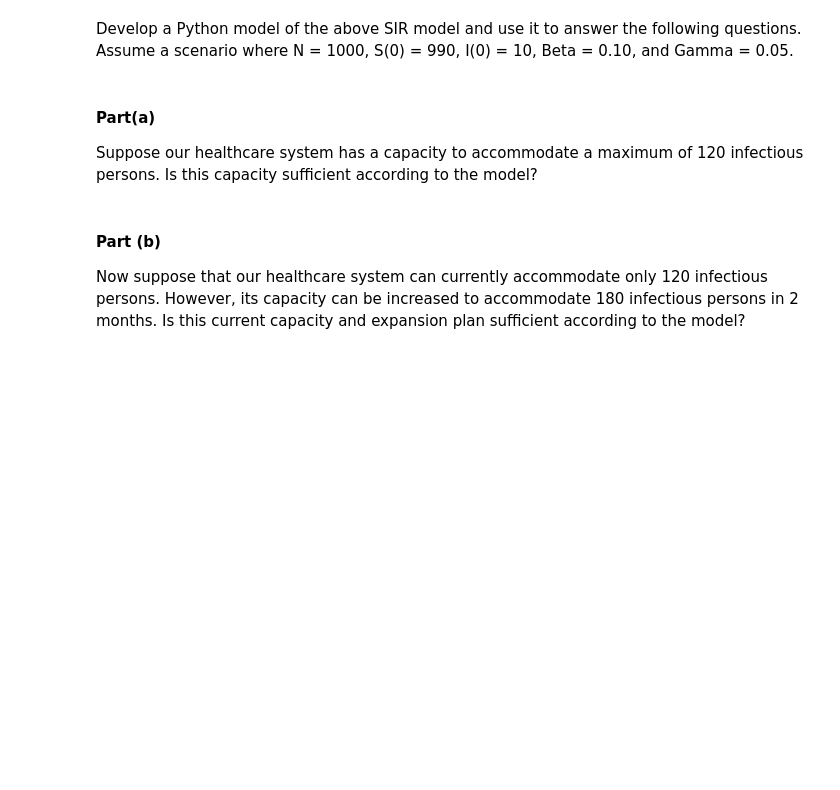
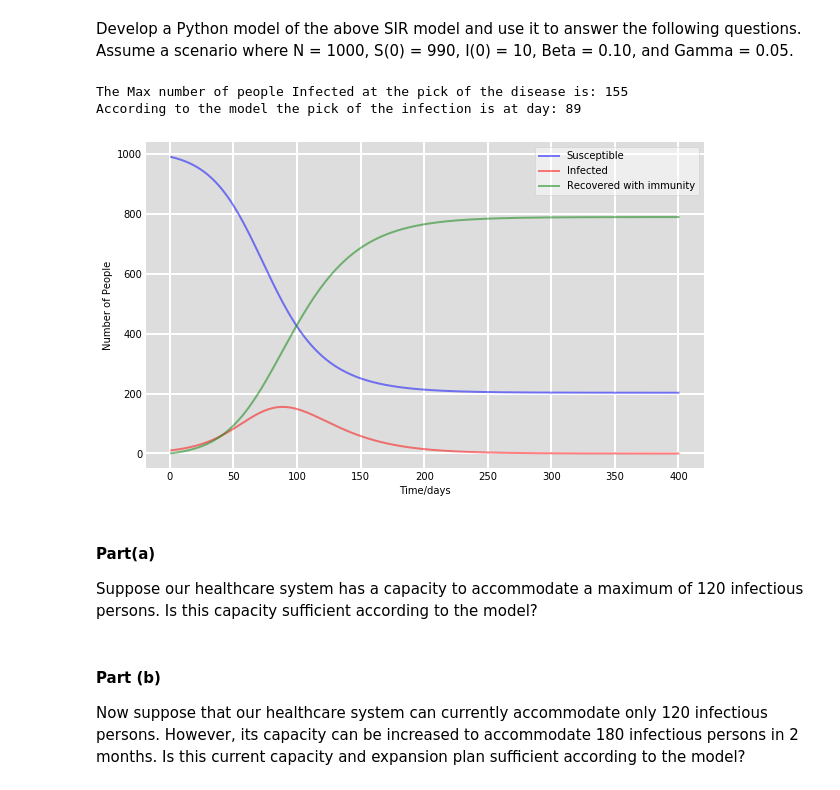
Before and after one commit to rodolfolermacontreras/Mini-2-46-881, a Jupyter notebook: HW2/deliverable2_problems.ipynb, the cells around one changed output. Drawn from its saved outputs; the diff is of its cells as text; code cells hidden in the pictures; blank space fills up the shorter version.

```diff
--- a/HW2/deliverable2_problems.ipynb
+++ b/HW2/deliverable2_problems.ipynb
@@ -33,0 +62,49 @@ Develop a Python model of the above SIR model and use it to answer the following
+# %%
+#Empty lists to store the values
+S = []
+I = []
+R = []
+time = []
+
+#Initial values
+St = S0 #The number of individuals in a given population who are susceptible on day t (initial day)
+It = I0 #The infectious on day t.
+Rt = R0 #At the beginning recovered people is zero (N = S + I + R at any given time)
+
+for i in range(1,401):
+
+    #Model
+    St = St - (beta * It * St/N)
+    It = It + (beta * It * St/N) - (gamma * It)
+    Rt = Rt + (gamma * It)
+
+    #Appendig variables
+    time.append(i)
+    S.append(St)
+    I.append(It)
+    R.append(Rt)
+# %%
+max_infected = max(I)
+print('The Max number of people Infected at the pick of the disease is: ' + str(round(max_infected)))
+print('According to the model the pick of the infection is at day: ' + str(pd.Series(I).idxmax() + 1)) #Adding 1 to the index since it starts at Zero
+# %% [output]
+The Max number of people Infected at the pick of the disease is: 155
+According to the model the pick of the infection is at day: 89
+# %%
+fig = plt.figure(facecolor='w', figsize=(10,6))
+ax = fig.add_subplot(111, facecolor='#dddddd', axisbelow=True)
+ax.plot(time, S, 'b', alpha=0.5, lw=2, label='Susceptible')
+ax.plot(time, I, 'r', alpha=0.5, lw=2, label='Infected')
+ax.plot(time, R, 'g', alpha=0.5, lw=2, label='Recovered with immunity')
+ax.set_xlabel('Time/days')
+ax.set_ylabel('Number of People')
+ax.yaxis.set_tick_params(length=0)
+ax.xaxis.set_tick_params(length=0)
+ax.grid(b=True, which='major', c='w', lw=2, ls='-')
+legend = ax.legend()
+legend.get_frame().set_alpha(0.5)
+for spine in ('top', 'right', 'bottom', 'left'):
+    ax.spines[spine].set_visible(False)
+plt.show()
+# %% [output]
+[figure, added]
```
Also changed, not shown: parts of 7 cells of this notebook.
